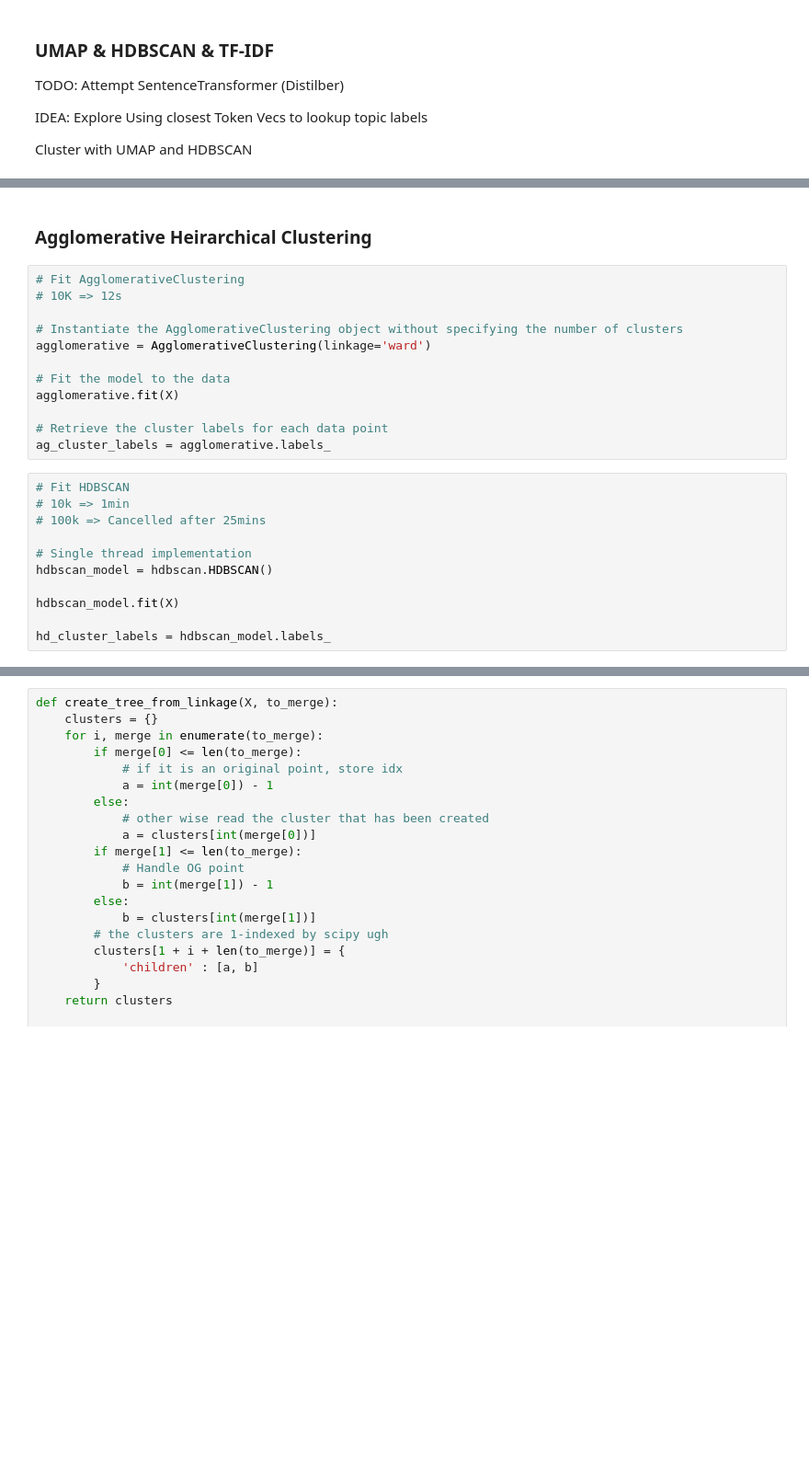
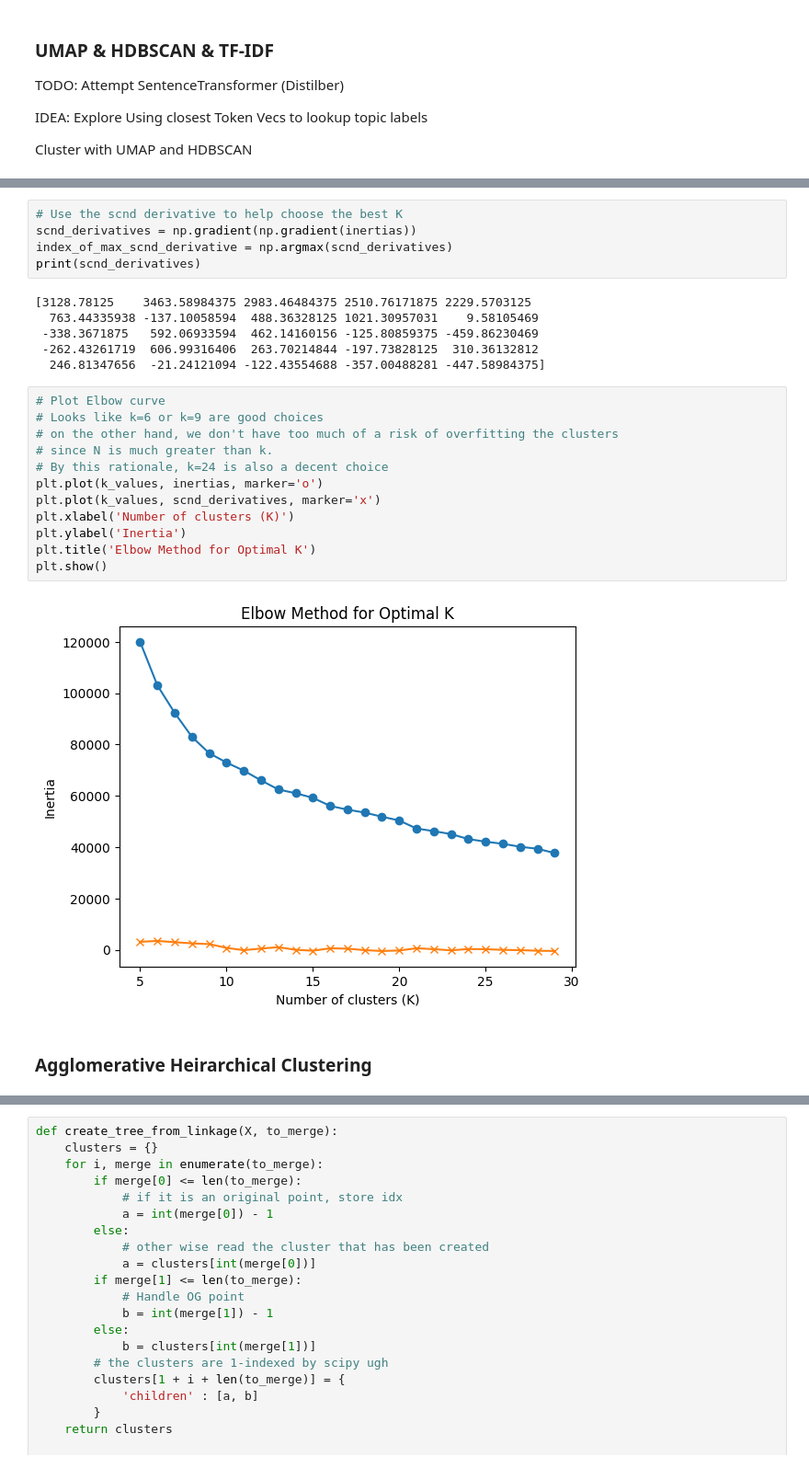
Before and after one commit to KaroAntonio/climate-social-analysis, a Jupyter notebook: notebooks/Climate_Conversation_Topic_Modelling_Model_Evaluation.ipynb, the cells around one changed output, grey strips where cells are left out. Shown at 92% size. Drawn from its saved outputs; the diff is of its cells as text; blank space fills up the shorter version.

```diff
--- a/notebooks/Climate_Conversation_Topic_Modelling_Model_Evaluation.ipynb
+++ b/notebooks/Climate_Conversation_Topic_Modelling_Model_Evaluation.ipynb
@@ -352,28 +596,30 @@ display_labels_umap(X, token_topics_sr.values)
+# %%
+# Use the scnd derivative to help choose the best K
+scnd_derivatives = np.gradient(np.gradient(inertias))
+index_of_max_scnd_derivative = np.argmax(scnd_derivatives)
+print(scnd_derivatives)
+# %% [output]
+[3128.78125    3463.58984375 2983.46484375 2510.76171875 2229.5703125
+  763.44335938 -137.10058594  488.36328125 1021.30957031    9.58105469
+ -338.3671875   592.06933594  462.14160156 -125.80859375 -459.86230469
+ -262.43261719  606.99316406  263.70214844 -197.73828125  310.36132812
+  246.81347656  -21.24121094 -122.43554688 -357.00488281 -447.58984375]
+# %%
+# Plot Elbow curve
+# Looks like k=6 or k=9 are good choices
+# on the other hand, we don't have too much of a risk of overfitting the clusters
+# since N is much greater than k.
+# By this rationale, k=24 is also a decent choice
+plt.plot(k_values, inertias, marker='o')
+plt.plot(k_values, scnd_derivatives, marker='x')
+plt.xlabel('Number of clusters (K)')
+plt.ylabel('Inertia')
+plt.title('Elbow Method for Optimal K')
+plt.show()
+# %% [output]
+[figure, added]
 # %% [markdown]
 ### Agglomerative Heirarchical Clustering
-# %%
-# Fit AgglomerativeClustering
-# 10K => 12s
-
-# Instantiate the AgglomerativeClustering object without specifying the number of clusters
-agglomerative = AgglomerativeClustering(linkage='ward')
-
-# Fit the model to the data
-agglomerative.fit(X)
-
-# Retrieve the cluster labels for each data point
-ag_cluster_labels = agglomerative.labels_
-# %%
-# Fit HDBSCAN
-# 10k => 1min
-# 100k => Cancelled after 25mins
-
-# Single thread implementation
-hdbscan_model = hdbscan.HDBSCAN()
-
-hdbscan_model.fit(X)
-
-hd_cluster_labels = hdbscan_model.labels_
 # %%
 # Fit BIRCH
 # 10k => 3s
```
Also changed, not shown: parts of 64 cells of this notebook.
